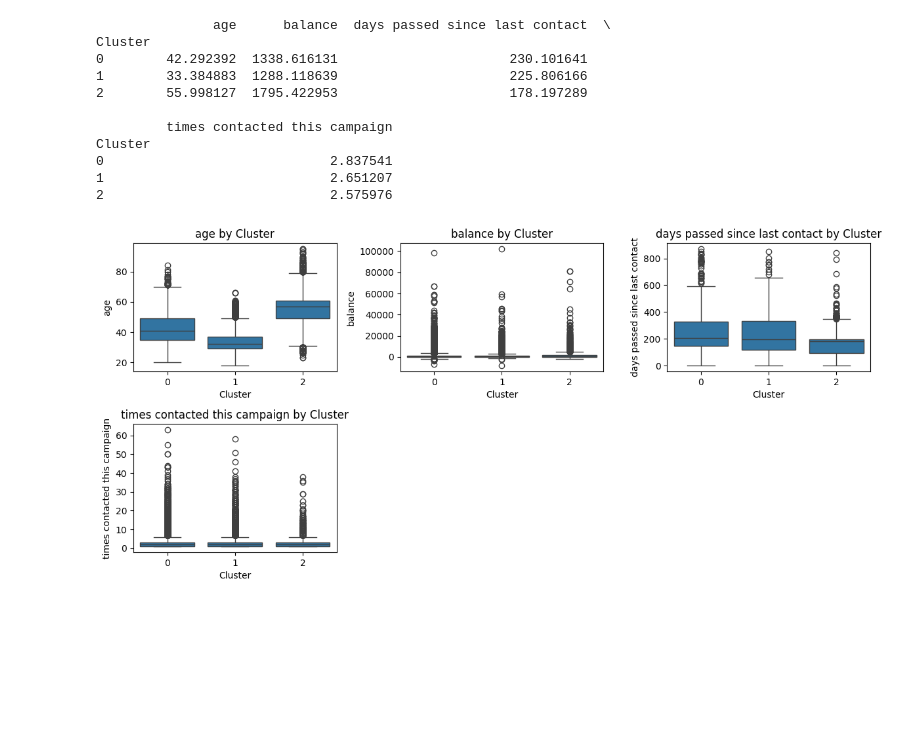
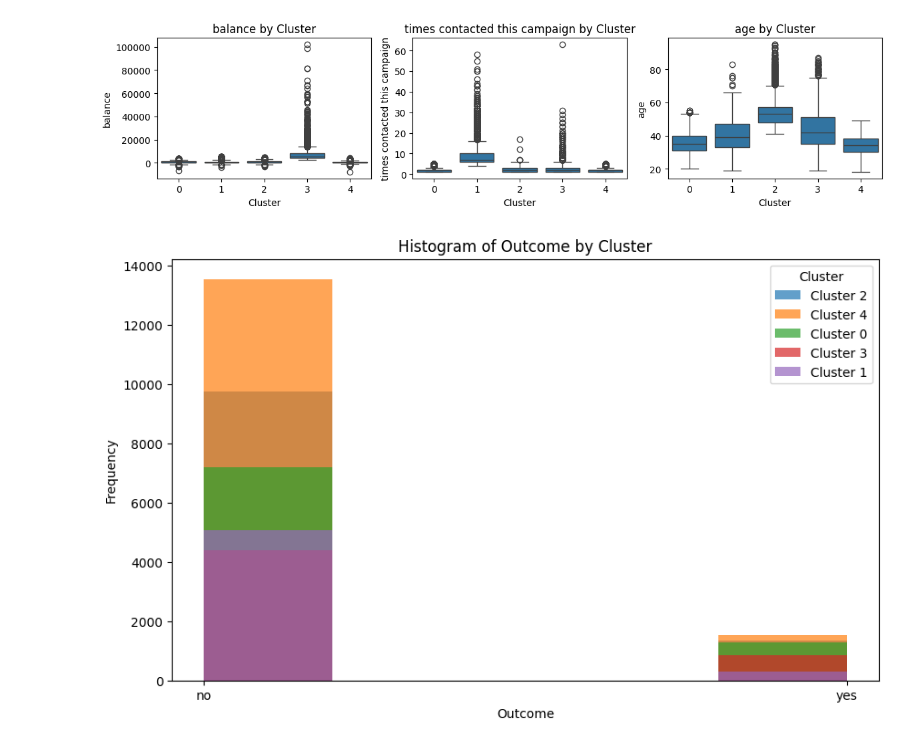
Before and after one commit to ManonoLinda/Customer-Segmentation-and-Marketing-Campaign-Optimisation, a Jupyter notebook: Project1.ipynb, the cells around one changed output. Cells and saved outputs as stored; diff of their text form; code cells hidden in the pictures; blank space fills up the shorter version.

```diff
--- a/Project1.ipynb
+++ b/Project1.ipynb
@@ -70,0 +233,4 @@ X = df[features]
+# %%
+# 'Balance' and 'Times contacted this campaign' update
+new_numerical_features = ['new balance', 'new times contacted this campaign', 'age']
+X_numerical = df[new_numerical_features]
@@ -135,9 +276,23 @@ plt.show()
 # %%
 X_final.fillna(X_final.median(), inplace=True)
 
-# Scale the numerical data for clustering
-scaler = StandardScaler()
-scaled_data = scaler.fit_transform(X_final)
+# Create a DataFrame from the scaled data
+scaled_df = pd.DataFrame(X_final)
 
-# Create a DataFrame from the scaled data
-scaled_df = pd.DataFrame(scaled_data, columns=X_final.columns)
+scaled_df.columns = scaled_df.columns.astype(str)
+
+# Reset index to ensure consistent row order
+scaled_df = scaled_df.reset_index(drop=True)
+# %%
+sil_scores = []
+for k in range(2, 11):  # Start from 2 clusters
+    kmeans = KMeans(n_clusters=k, random_state=42, n_init=20)  # Fixed random state and higher n_init
+    kmeans.fit(scaled_df)  # Replace with your scaled data
+    score = silhouette_score(scaled_df, kmeans.labels_)
+    sil_scores.append(score)
+
+plt.plot(range(2, 11), sil_scores)
+plt.title('Silhouette Score for Different Cluster Numbers')
+plt.xlabel('Number of Clusters')
+plt.ylabel('Silhouette Score')
+plt.show()
@@ -161,9 +318,6 @@ plt.show()
 # %%
 # Apply KMeans clustering with the optimal number of clusters (e.g., 4 from the elbow method)
-kmeans = KMeans(n_clusters=3, random_state=42)
+kmeans = KMeans(n_clusters=5, init='k-means++', random_state=42)
 scaled_df['Cluster'] = kmeans.fit_predict(scaled_df)
-
-
-# Show the first few rows with cluster labels
-scaled_df.head()
+print(scaled_df['Cluster'].value_counts())
 # %% [output]
@@ -200,29 +466,34 @@ plt.show()
 # %%
-df['Cluster'] = scaled_df['Cluster']
-
-# Cluster profiling: Analyzing the mean values of numerical features for each cluster
-cluster_profile = df.groupby('Cluster')[numerical_features].mean()
-print(cluster_profile)
-
 # Visualizing the characteristics of each cluster using boxplots
 plt.figure(figsize=(12, 8))
 for i, feature in enumerate(numerical_features, 1):
     plt.subplot(3, 3, i)
     sns.boxplot(x='Cluster', y=feature, data=df)
     plt.title(f'{feature} by Cluster')
 
 plt.tight_layout()
 plt.show()
 # %% [output]
-               age      balance  days passed since last contact  \
-Cluster
-0        42.292392  1338.616131                      230.101641
-1        33.384883  1288.118639                      225.806166
-2        55.998127  1795.422953                      178.197289
-
-         times contacted this campaign
-Cluster
-0                             2.837541
-1                             2.651207
-2                             2.575976
-[figure, old version]
+[figure, new version]
+# %%
+# Create histograms of outcome by cluster
+plt.figure(figsize=(10, 6))
+
+# Loop through each cluster and plot a histogram
+for cluster in df['Cluster'].unique():
+    cluster_data = df[df['Cluster'] == cluster]['outcome']
+    plt.hist(
+        cluster_data,
+        bins=5,  # Reduce number of bins for thicker bars
+        alpha=0.7,  # Transparency
+        label=f'Cluster {cluster}',
+        rwidth=1.0  # Maximize bar width (no space between bars)
+    )
+
+plt.title('Histogram of Outcome by Cluster')
+plt.xlabel('Outcome')
+plt.ylabel('Frequency')
+plt.legend(title='Cluster')
+plt.show()
+# %% [output]
+[figure, added]
```
Also changed, not shown: parts of 43 cells of this notebook, 2 other files.
